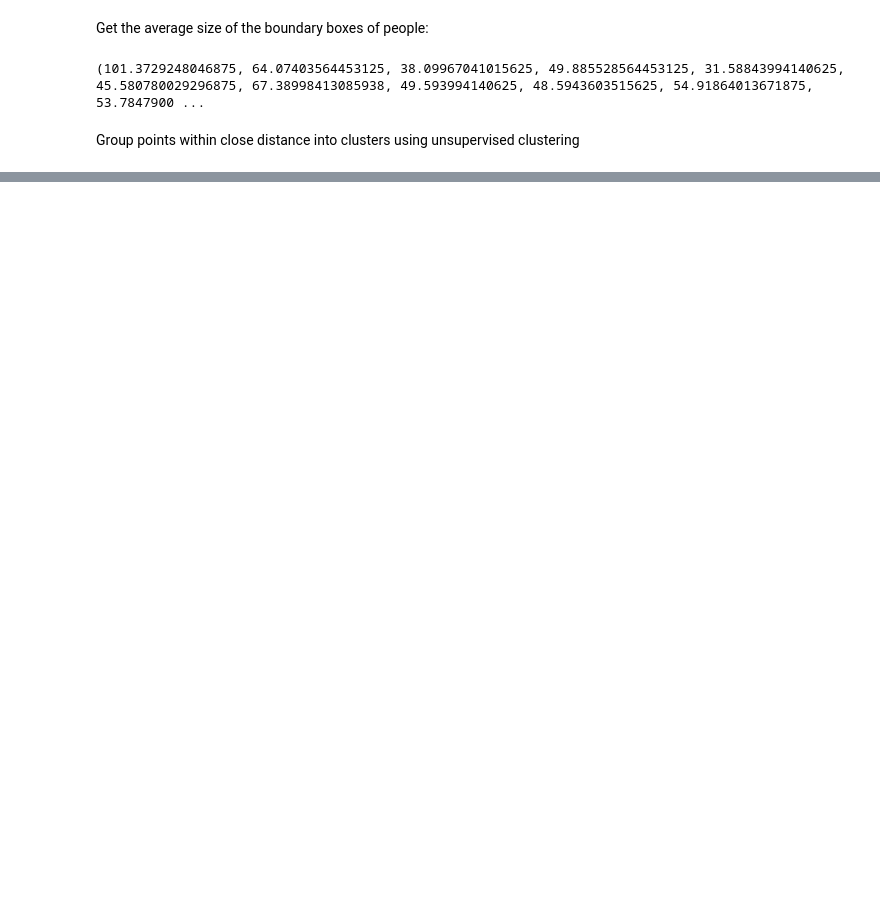
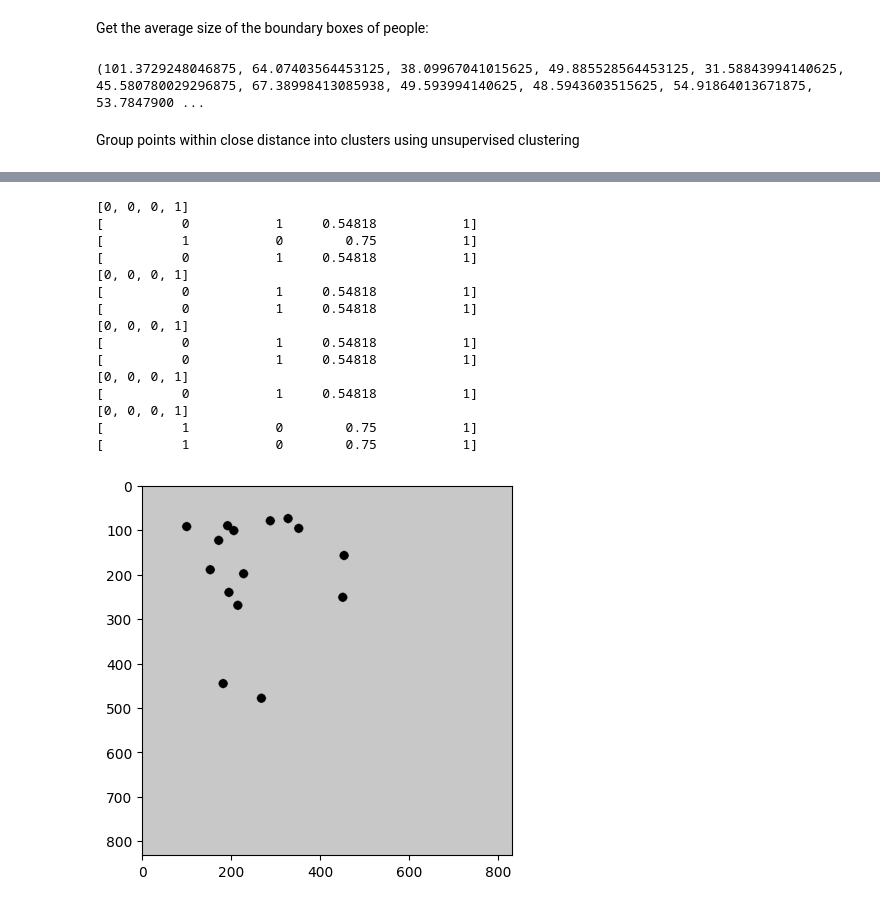
Before and after one commit to dodorlee1210/CrowdGuard, a Jupyter notebook: model/Crowd_Distance_Estimator.ipynb, the cells around one changed output, grey strips where cells are left out. Cells and saved outputs as stored; diff of their text form; code cells hidden in the pictures; blank space fills up the shorter version.

```diff
--- a/model/Crowd_Distance_Estimator.ipynb
+++ b/model/Crowd_Distance_Estimator.ipynb
@@ -600,0 +447,37 @@ plt.show()
+# %%
+def bird_eye_view(frame, label_df, color, scale_w, scale_h):
+
+    h,w = frame.shape[0],frame.shape[1]
+    blank_image = np.zeros((int(h * scale_h), int(w * scale_w), 3), np.uint8)
+    white = (200, 200, 200)
+    blank_image[:] = white
+
+    for _, person in label_df.iterrows():
+      x, y = person['transformed_bottom_points']
+      center = (int(x),int(y))
+      color = color_label_dict[person['labels']]
+      print(color)
+
+      blank_image = cv2.circle(blank_image, center, 5, color=color, thickness=10)
+    return blank_image
+
+bird_image = bird_eye_view(image_np.copy(), df, color_label_dict, 2, 2)
+plt.imshow(bird_image)
+plt.show()
+# %% [output]
+[0, 0, 0, 1]
+[          0           1     0.54818           1]
+[          1           0        0.75           1]
+[          0           1     0.54818           1]
+[0, 0, 0, 1]
+[          0           1     0.54818           1]
+[          0           1     0.54818           1]
+[0, 0, 0, 1]
+[          0           1     0.54818           1]
+[          0           1     0.54818           1]
+[0, 0, 0, 1]
+[          0           1     0.54818           1]
+[0, 0, 0, 1]
+[          1           0        0.75           1]
+[          1           0        0.75           1]
+[figure, added]
```
Also changed, not shown: parts of 10 cells of this notebook.
